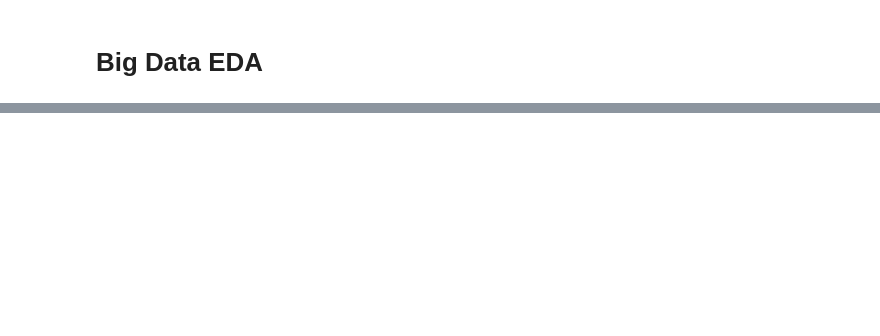
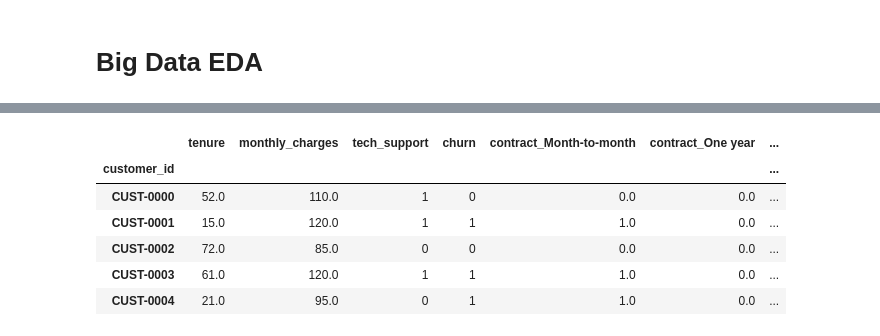
Before and after one commit to Ash2oP/first-end-to-end-ml-project, a Jupyter notebook: notebooks/03_big_data_eda.ipynb, the cells around one changed output, grey strips where cells are left out. Saved outputs shown, nothing was run; the diff lists cells and outputs as text; code cells hidden in the pictures; blank space fills up the shorter version.

```diff
--- a/notebooks/03_big_data_eda.ipynb
+++ b/notebooks/03_big_data_eda.ipynb
@@ -33,0 +138,11 @@ df.head()
+# %%
+df = pd.concat([df.drop(columns=cat_cols), df_cat_encoded], axis=1)
+df.head()
+# %% [output]
+|  | tenure | monthly_charges | tech_support | churn | contract_Month-to-month | contract_One year | ... |
+| customer_id |  |  |  |  |  |  | ... |
+| CUST-0000 | 52.0 | 110.0 | 1 | 0 | 0.0 | 0.0 | ... |
+| CUST-0001 | 15.0 | 120.0 | 1 | 1 | 1.0 | 0.0 | ... |
+| CUST-0002 | 72.0 | 85.0 | 0 | 0 | 0.0 | 0.0 | ... |
+| CUST-0003 | 61.0 | 120.0 | 1 | 1 | 1.0 | 0.0 | ... |
+| CUST-0004 | 21.0 | 95.0 | 0 | 1 | 1.0 | 0.0 | ... |
```
Also changed, not shown: parts of 19 cells of this notebook.
